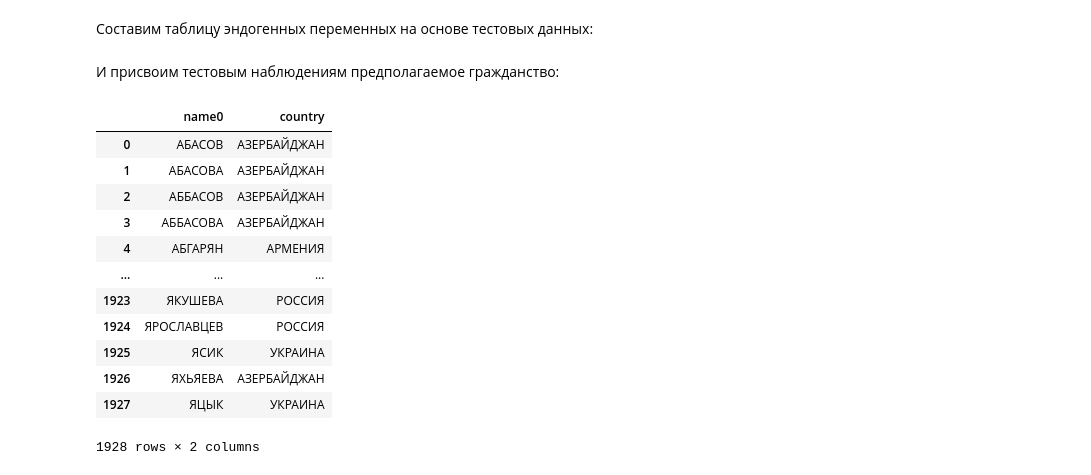
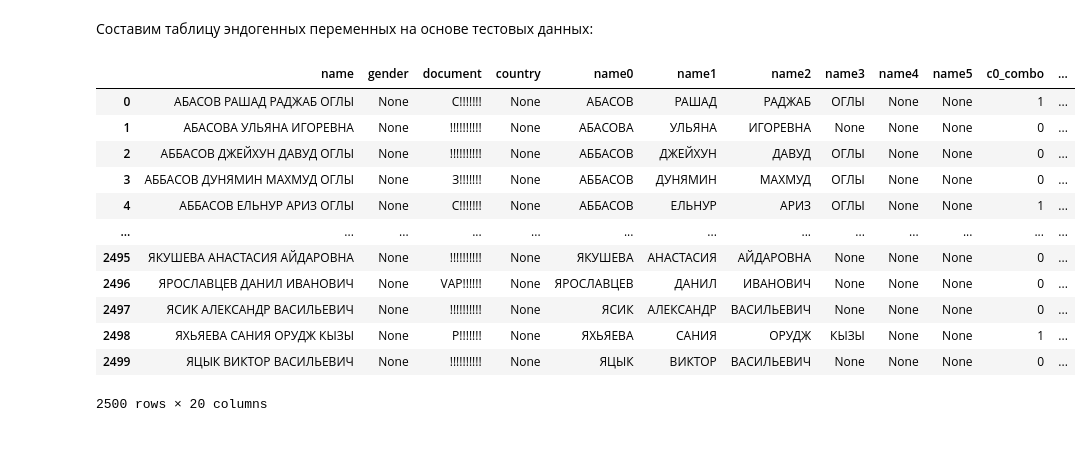
Before and after one commit to agoryuno/offcuts, a Jupyter notebook: moscow/dit_test.ipynb, the cells around one changed output. Cells and saved outputs as stored; diff of their text form; code cells hidden in the pictures; blank space fills up the shorter version.

Commit message:
Everything assigned just need to write the result to excel

```diff
--- a/moscow/dit_test.ipynb
+++ b/moscow/dit_test.ipynb
@@ -242,6 +242,9 @@ from difflib import SequenceMatcher
 from sklearn.model_selection import train_test_split
 
 from tqdm import tqdm
+
+COUNTRIES = ('АРМЕНИЯ', 'УЗБЕКИСТАН', 'КИРГИЗИЯ', 'РОССИЯ', 'АЗЕРБАЙДЖАН',
+       'УКРАИНА')
 
 def similarity(word1, word2):
     return SequenceMatcher(None, word1, word2).ratio()
@@ -274,10 +277,10 @@ def make_train_test(fact_data, gender):
     a = fact_data.loc[fact_data["gender"]==gender, ["name0", "country"]].copy().dropna().drop_duplicates()
     return train_test_split(a, test_size=0.1)
 
-def make_class_map(x_data):
-    return {cname : num for num, cname in enumerate(x_data.columns)}
+def make_class_map(countries=COUNTRIES):
+    return {country : num for num, country in enumerate(countries)}
 
-def prep_train_data(fact_data, gender, method="max"):
+def prep_train_data2(fact_data, gender, method="max"):
     assert gender in ("М", "Ж") or set(gender) == set(("М", "Ж")), \
         f"Unknown gender: {gender}"
     if isinstance(gender, str):
@@ -290,11 +293,15 @@ def prep_train_data(fact_data, gender, method="max"):
     factual = fact_data[["name0", "country"]].drop_duplicates()
     factual = factual.rename(columns={"country": "Y"})
     b = pd.merge(x_train, factual, how="left", on="name0").dropna()
+    class_map = make_class_map()
+    b = b.replace({'Y' : class_map})
+    return b
+
+def prep_train_data(fact_data, gender, method="max"):
+    b = prep_train_data2(fact_data, gender, method)
     y_train = b[["Y"]]
+
     x_train = b.drop(columns=["name0","Y"])
-
-    class_map = make_class_map(x_train)
-    y_train = y_train.replace({"Y": class_map})
     return x_train, y_train
 
 def prep_test_data(test_data, fact_data, gender, method="max"):
@@ -302,7 +309,6 @@ def prep_test_data(test_data, fact_data, gender, method="max"):
         f"Unknown gender: {gender}"
     if isinstance(gender, str):
         gender= (gender,)
-
     inp = test_data.loc[test_data["gender"].isin(gender), ["name0"]].copy().dropna().drop_duplicates()
     matches = fact_data.loc[fact_data["gender"].isin(gender), ["country", "name0"]].copy().dropna().drop_duplicates()
     data = matches.groupby("country").apply(country_matcher(inp["name0"].unique(), method=method)).reset_index()
@@ -399,4 +571,24 @@ weighted avg       0.66      0.67      0.66      6354
 # %% [markdown]
 Составим таблицу эндогенных переменных на основе тестовых данных:
+# %%
+
+test_df = letters_mid_dummy(letters_begin_dummy(make_country_combo_dummies(test_data, make_combos(fact_data) )))
+test_df.loc[:, "letters_len"] = letters_len(test_df)
+test_df.loc[:, "total_len"] = total_len(test_df)
+test_df
+# %% [output]
+|  | name | gender | document | country | name0 | name1 | name2 | name3 | name4 | name5 | c0_combo | ... |
+| 0 | АБАСОВ РАШАД РАДЖАБ ОГЛЫ | None | С!!!!!!! | None | АБАСОВ | РАШАД | РАДЖАБ | ОГЛЫ | None | None | 1 | ... |
+| 1 | АБАСОВА УЛЬЯНА ИГОРЕВНА | None | !!!!!!!!!! | None | АБАСОВА | УЛЬЯНА | ИГОРЕВНА | None | None | None | 0 | ... |
+| 2 | АББАСОВ ДЖЕЙХУН ДАВУД ОГЛЫ | None | !!!!!!!!!! | None | АББАСОВ | ДЖЕЙХУН | ДАВУД | ОГЛЫ | None | None | 0 | ... |
+| 3 | АББАСОВ ДУНЯМИН МАХМУД ОГЛЫ | None | З!!!!!!! | None | АББАСОВ | ДУНЯМИН | МАХМУД | ОГЛЫ | None | None | 0 | ... |
+| 4 | АББАСОВ ЕЛЬНУР АРИЗ ОГЛЫ | None | С!!!!!!! | None | АББАСОВ | ЕЛЬНУР | АРИЗ | ОГЛЫ | None | None | 1 | ... |
+| ... | ... | ... | ... | ... | ... | ... | ... | ... | ... | ... | ... | ... |
+| 2495 | ЯКУШЕВА АНАСТАСИЯ АЙДАРОВНА | None | !!!!!!!!!! | None | ЯКУШЕВА | АНАСТАСИЯ | АЙДАРОВНА | None | None | None | 0 | ... |
+| 2496 | ЯРОСЛАВЦЕВ ДАНИЛ ИВАНОВИЧ | None | VАР!!!!!! | None | ЯРОСЛАВЦЕВ | ДАНИЛ | ИВАНОВИЧ | None | None | None | 0 | ... |
+| 2497 | ЯСИК АЛЕКСАНДР ВАСИЛЬЕВИЧ | None | !!!!!!!!!! | None | ЯСИК | АЛЕКСАНДР | ВАСИЛЬЕВИЧ | None | None | None | 0 | ... |
+| 2498 | ЯХЬЯЕВА САНИЯ ОРУДЖ КЫЗЫ | None | P!!!!!!! | None | ЯХЬЯЕВА | САНИЯ | ОРУДЖ | КЫЗЫ | None | None | 1 | ... |
+| 2499 | ЯЦЫК ВИКТОР ВАСИЛЬЕВИЧ | None | !!!!!!!!!! | None | ЯЦЫК | ВИКТОР | ВАСИЛЬЕВИЧ | None | None | None | 0 | ... |
+2500 rows × 20 columns
 # %%
 data = pd.merge(full_match, test_data[["name", "name0"]].drop_duplicates(), how="left")
@@ -406,23 +596,18 @@ x_test = x_test.drop(columns="name0")
-# %% [markdown]
-И присвоим тестовым наблюдениям предполагаемое гражданство:
 # %%
+a = test_df[["name0", 'c0_combo', 'c1_combo', 'c2_combo',
+       'c3_combo', 'c4_combo', 'c5_combo', 'begin', 'mid', 'letters_len',
+       'total_len']]
+x_test = pd.merge(a, test_prep, on="name0")
+x_test_name0 = x_test["name0"]
+x_test = x_test.drop(columns="name0")
 test_pred = xgb_model.predict(x_test)
 result = pd.DataFrame({"name0" : x_test_name0,
                       "country" : test_pred})
-country_map = {v:k for k,v in make_class_map(x_train).items()}
+country_map = {v:k for k,v in make_class_map().items()}
 result = result.replace({"country" : country_map})
-result
+result.loc[:, "name"] = test_df["name"]
+result.loc[:, "document"] = test_df["document"]
+b = result[["name",  "document", "country"]].copy()
+final = pd.merge(b, full_match, on="name")
+final = final[["name", "gender", "document", "country"]]
+final
-# %% [output]
-|  | name0 | country |
-| 0 | АБАСОВ | АЗЕРБАЙДЖАН |
-| 1 | АБАСОВА | АЗЕРБАЙДЖАН |
-| 2 | АББАСОВ | АЗЕРБАЙДЖАН |
-| 3 | АББАСОВА | АЗЕРБАЙДЖАН |
-| 4 | АБГАРЯН | АРМЕНИЯ |
-| ... | ... | ... |
-| 1923 | ЯКУШЕВА | РОССИЯ |
-| 1924 | ЯРОСЛАВЦЕВ | РОССИЯ |
-| 1925 | ЯСИК | УКРАИНА |
-| 1926 | ЯХЬЯЕВА | АЗЕРБАЙДЖАН |
-| 1927 | ЯЦЫК | УКРАИНА |
-1928 rows × 2 columns
```
Also changed, not shown: parts of 30 cells of this notebook.
